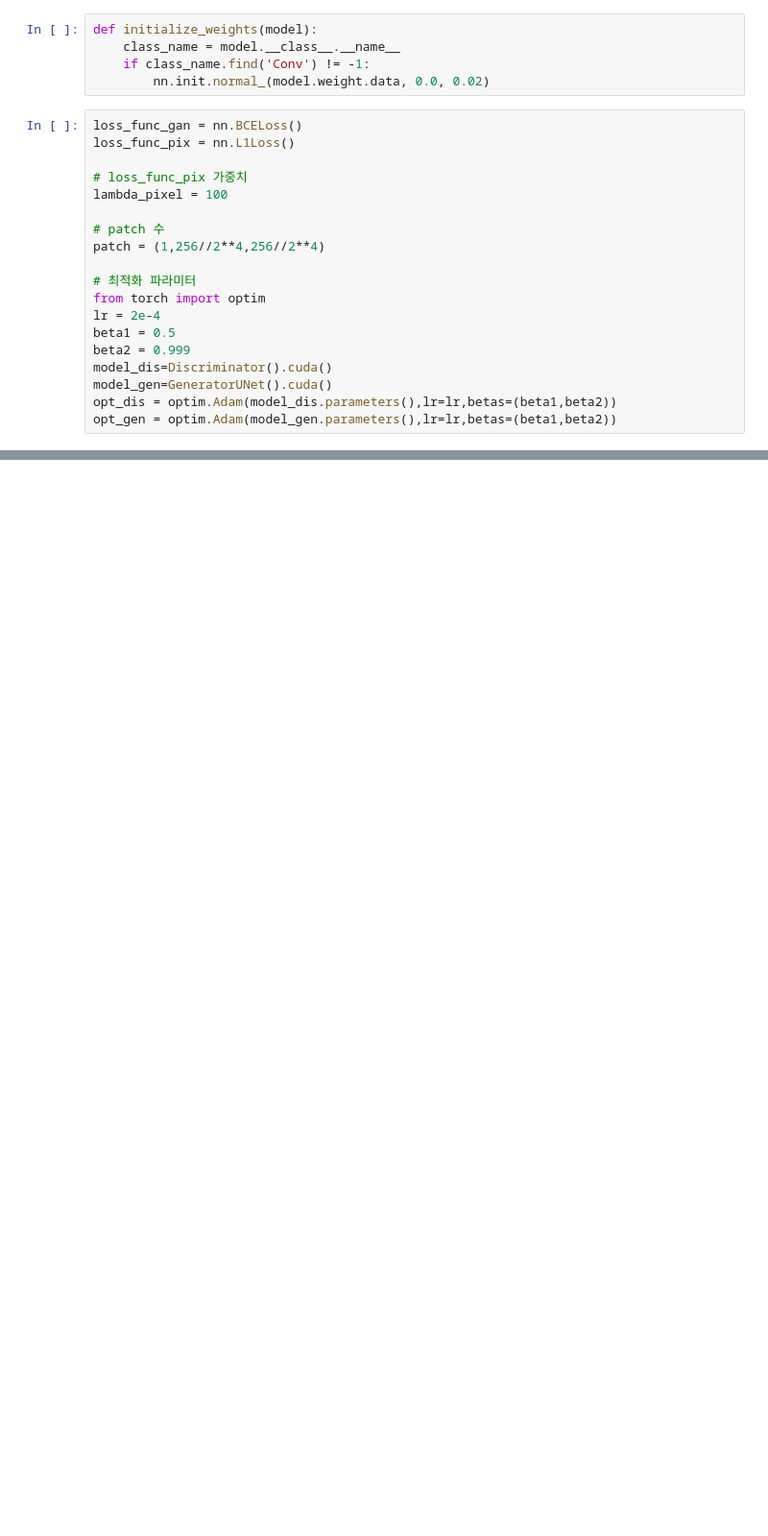
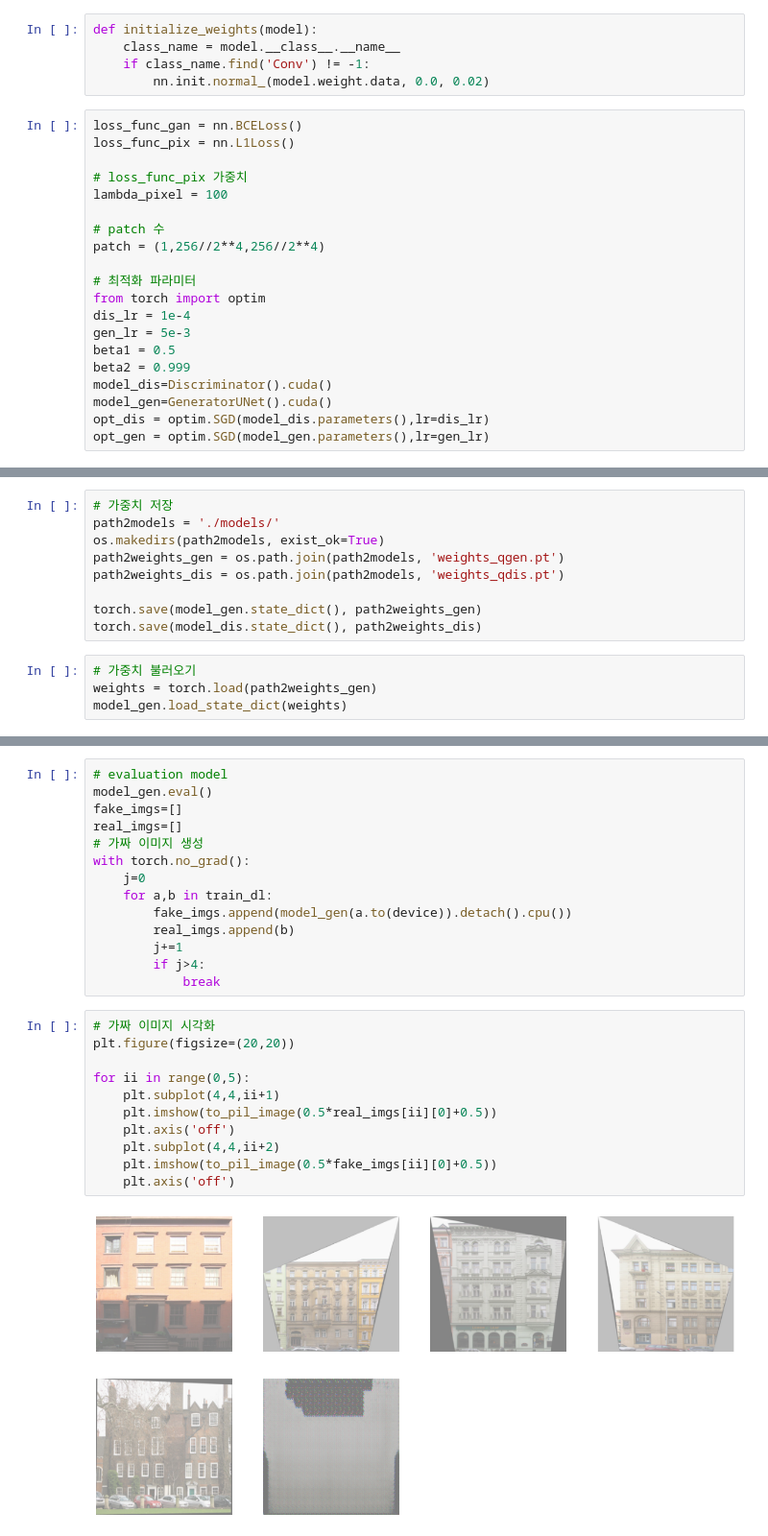
Before and after one commit to justids/Quantum-Challenge-2022, a Jupyter notebook: Problem2_2.ipynb, the cells around one changed output, grey strips where cells are left out. Shown at 96% size. Cells and saved outputs as stored; diff of their text form; blank space fills up the shorter version.

```diff
--- a/Problem2_2.ipynb
+++ b/Problem2_2.ipynb
@@ -264,13 +226,14 @@ patch = (1,256//2**4,256//2**4)
 
 # 최적화 파라미터
 from torch import optim
-lr = 2e-4
+dis_lr = 1e-4
+gen_lr = 5e-3
 beta1 = 0.5
 beta2 = 0.999
 model_dis=Discriminator().cuda()
 model_gen=GeneratorUNet().cuda()
-opt_dis = optim.Adam(model_dis.parameters(),lr=lr,betas=(beta1,beta2))
-opt_gen = optim.Adam(model_gen.parameters(),lr=lr,betas=(beta1,beta2))
+opt_dis = optim.SGD(model_dis.parameters(),lr=dis_lr)
+opt_gen = optim.SGD(model_gen.parameters(),lr=gen_lr)
 # %%
 # 학습
 model_gen.train()
@@ -350,0 +322,13 @@ ValueError: State vectors have to be of norm 1.0, vector 0 has norm nan
+# %%
+# 가중치 저장
+path2models = './models/'
+os.makedirs(path2models, exist_ok=True)
+path2weights_gen = os.path.join(path2models, 'weights_qgen.pt')
+path2weights_dis = os.path.join(path2models, 'weights_qdis.pt')
+
+torch.save(model_gen.state_dict(), path2weights_gen)
+torch.save(model_dis.state_dict(), path2weights_dis)
+# %%
+# 가중치 불러오기
+weights = torch.load(path2weights_gen)
+model_gen.load_state_dict(weights)
@@ -350,0 +337,27 @@ ValueError: State vectors have to be of norm 1.0, vector 0 has norm nan
+# %%
+# evaluation model
+model_gen.eval()
+fake_imgs=[]
+real_imgs=[]
+# 가짜 이미지 생성
+with torch.no_grad():
+    j=0
+    for a,b in train_dl:
+        fake_imgs.append(model_gen(a.to(device)).detach().cpu())
+        real_imgs.append(b)
+        j+=1
+        if j>4:
+            break
+# %%
+# 가짜 이미지 시각화
+plt.figure(figsize=(20,20))
+
+for ii in range(0,5):
+    plt.subplot(4,4,ii+1)
+    plt.imshow(to_pil_image(0.5*real_imgs[ii][0]+0.5))
+    plt.axis('off')
+    plt.subplot(4,4,ii+2)
+    plt.imshow(to_pil_image(0.5*fake_imgs[ii][0]+0.5))
+    plt.axis('off')
+# %% [output]
+[figure, added]
```
Also changed, not shown: parts of 8 cells of this notebook, 3 other files.
